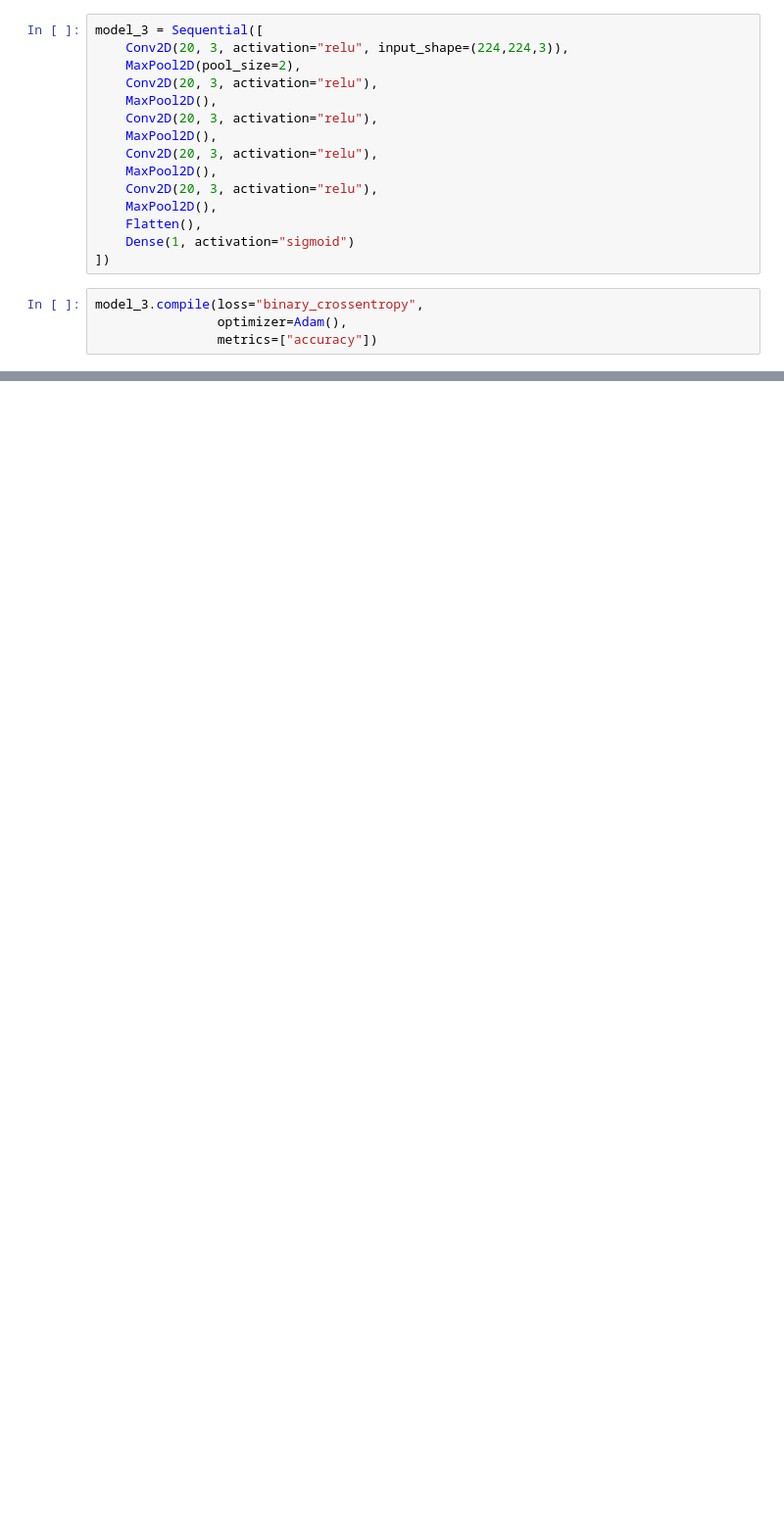
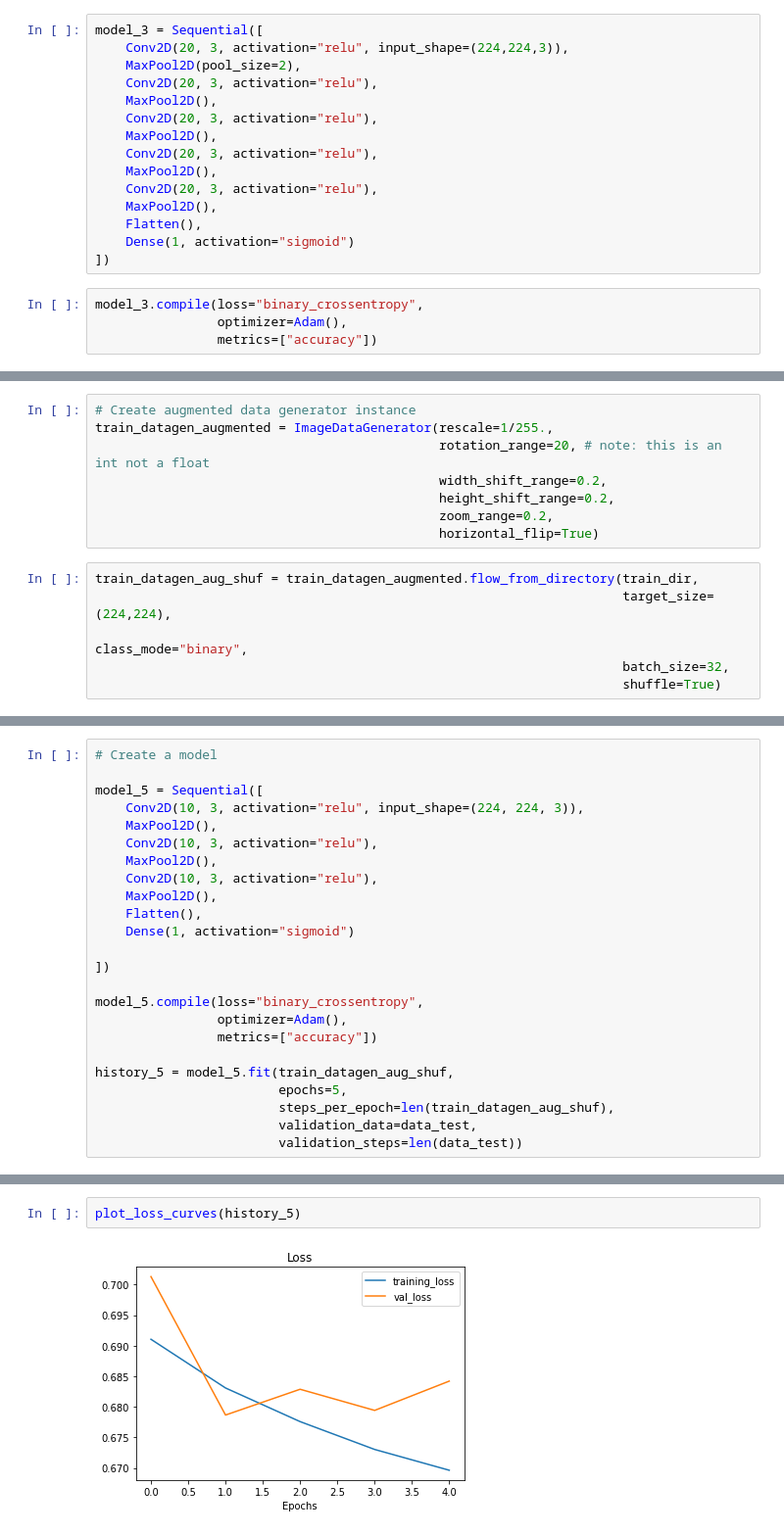
Before and after one commit to milaomrani/Cavitiy_classification, a Jupyter notebook: Cavities_image_classification_.ipynb, the cells around one changed output, grey strips where cells are left out. Shown at 98% size. Drawn from its saved outputs; the diff is of its cells as text; blank space fills up the shorter version.

```diff
--- a/Cavities_image_classification_.ipynb
+++ b/Cavities_image_classification_.ipynb
@@ -310,0 +259,14 @@ pd.DataFrame(history_4.history).plot(figsize=(10,7))
+# %%
+# Create augmented data generator instance
+train_datagen_augmented = ImageDataGenerator(rescale=1/255.,
+                                             rotation_range=20, # note: this is an int not a float
+                                             width_shift_range=0.2,
+                                             height_shift_range=0.2,
+                                             zoom_range=0.2,
+                                             horizontal_flip=True)
+# %%
+train_datagen_aug_shuf = train_datagen_augmented.flow_from_directory(train_dir,
+                                                                     target_size=(224,224),
+                                                                     class_mode="binary",
+                                                                     batch_size=32,
+                                                                     shuffle=True)
@@ -310,0 +275,24 @@ pd.DataFrame(history_4.history).plot(figsize=(10,7))
+# %%
+# Create a model
+
+model_5 = Sequential([
+    Conv2D(10, 3, activation="relu", input_shape=(224, 224, 3)),
+    MaxPool2D(),
+    Conv2D(10, 3, activation="relu"),
+    MaxPool2D(),
+    Conv2D(10, 3, activation="relu"),
+    MaxPool2D(),
+    Flatten(),
+    Dense(1, activation="sigmoid")
+
+])
+
+model_5.compile(loss="binary_crossentropy",
+                optimizer=Adam(),
+                metrics=["accuracy"])
+
+history_5 = model_5.fit(train_datagen_aug_shuf,
+                        epochs=5,
+                        steps_per_epoch=len(train_datagen_aug_shuf),
+                        validation_data=data_test,
+                        validation_steps=len(data_test))
@@ -310,0 +318,4 @@ pd.DataFrame(history_4.history).plot(figsize=(10,7))
+# %%
+plot_loss_curves(history_5)
+# %% [output]
+[figure, added]
```
Also changed, not shown: parts of 36 cells of this notebook.
